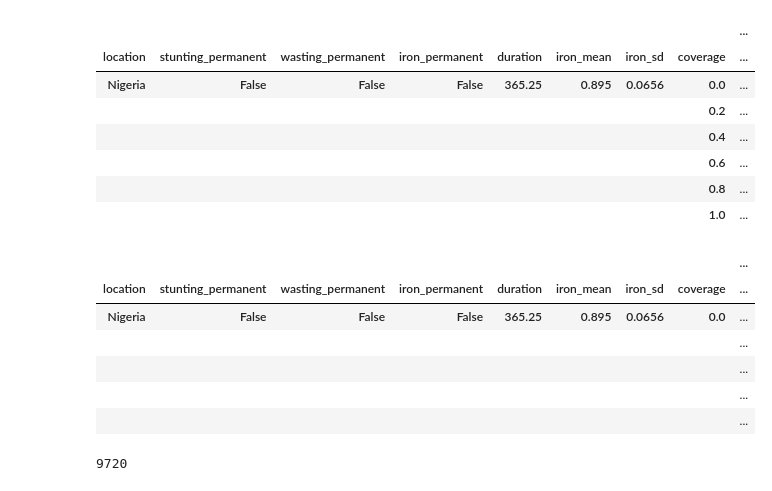
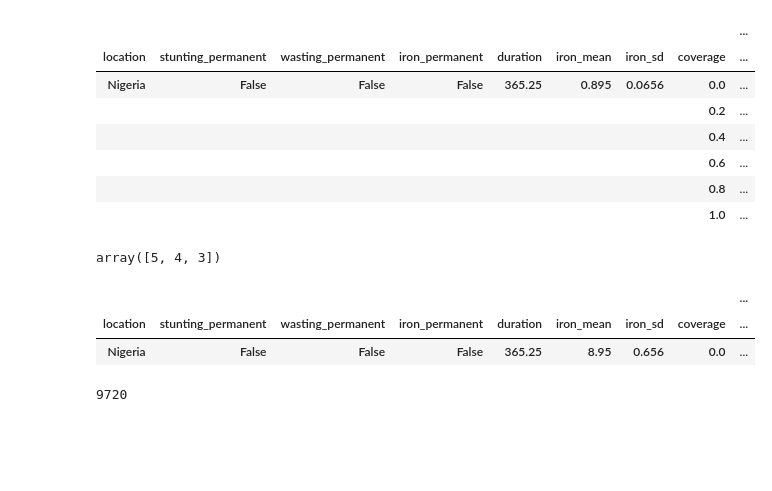
Before and after one commit to ihmeuw/vivarium_conic_sqlns, a Jupyter notebook: src/vivarium_conic_sqlns/scratch_notebooks/2019_07_20_process_new_nigeria_output.ipynb, the cells around one changed output. Cells and saved outputs as stored; diff of their text form; code cells hidden in the pictures; blank space fills up the shorter version.

```diff
--- a/src/vivarium_conic_sqlns/scratch_notebooks/2019_07_20_process_new_nigeria_output.ipynb
+++ b/src/vivarium_conic_sqlns/scratch_notebooks/2019_07_20_process_new_nigeria_output.ipynb
@@ -23,8 +23,9 @@ locations_run_dates = {
 
 # Use above dictionary to map countries to the correct path for the Vivarium output to process
 #E.g. /share/costeffectiveness/results/sqlns/bangladesh/2019_06_21_00_09_53
-output_dir = '/share/costeffectiveness/results/sqlns/presentation/'
-locactions_paths = {location: f'{output_dir}/{location.lower()}/{run_date}/output.hdf'
+# output_dir = '/share/costeffectiveness/results/sqlns/presentation/'
+output_dir = '/share/scratch/users/ndbs/vivarium_results/sqlns/presentation'
+locactions_paths = {location: f'{output_dir}/{location.lower()}/{run_date}/output_orig.hdf'
                    for location, run_date in locations_run_dates.items()}
 
 # Read in data from different countries
@@ -265,15 +278,16 @@ output.data.loc[idx['Nigeria', False, False, False, 365.25, 0.895, 0.0656, :, 35
 |  |  |  |  |  |  |  | 0.8 | ... |
 |  |  |  |  |  |  |  | 1.0 | ... |
 # %%
-output.subdata['random_seed'].head()#.iloc[:,0].unique()
+output.subdata['random_seed'].iloc[:,0].unique()
 # %% [output]
-|  |  |  |  |  |  |  |  | ... |
-| location | stunting_permanent | wasting_permanent | iron_permanent | duration | iron_mean | iron_sd | coverage | ... |
-| Nigeria | False | False | False | 365.25 | 0.895 | 0.0656 | 0.0 | ... |
-|  |  |  |  |  |  |  |  | ... |
-|  |  |  |  |  |  |  |  | ... |
-|  |  |  |  |  |  |  |  | ... |
-|  |  |  |  |  |  |  |  | ... |
+array([5, 4, 3])
+# %%
+output.data.loc[output.subdata['random_seed'].iloc[:,0]==3,
+                ['years_of_life_lost', 'years_lived_with_disability', 'random_seed_count']]
+# %% [output]
+|  |  |  |  |  |  |  |  | ... |
+| location | stunting_permanent | wasting_permanent | iron_permanent | duration | iron_mean | iron_sd | coverage | ... |
+| Nigeria | False | False | False | 365.25 | 8.95 | 0.656 | 0.0 | ... |
 # %%
 18*5*108
 # %% [output]
```
Also changed, not shown: parts of 4 cells of this notebook, 2 other files.
